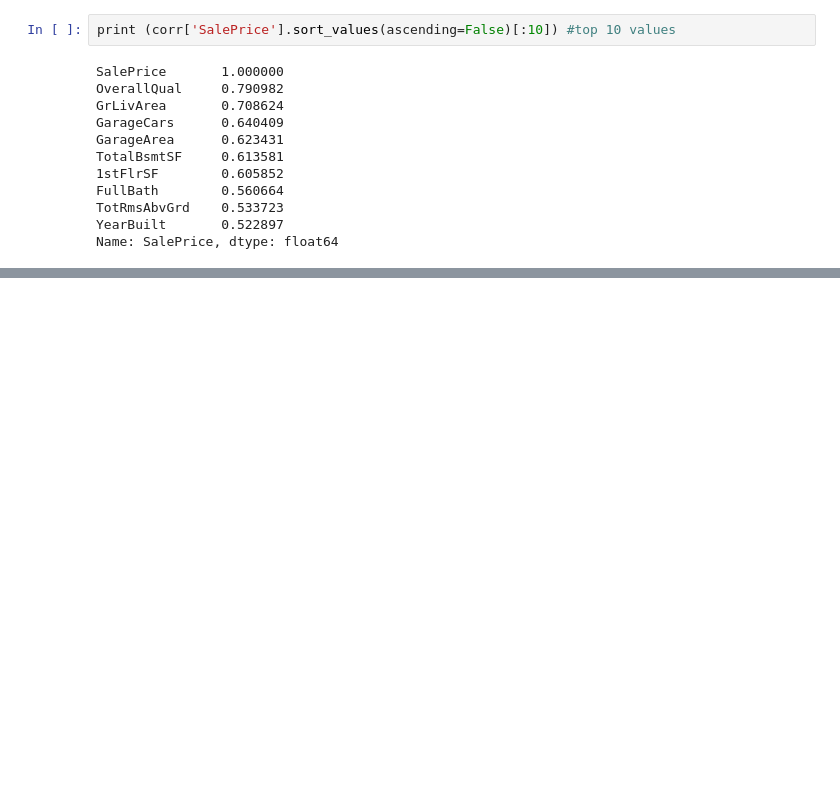
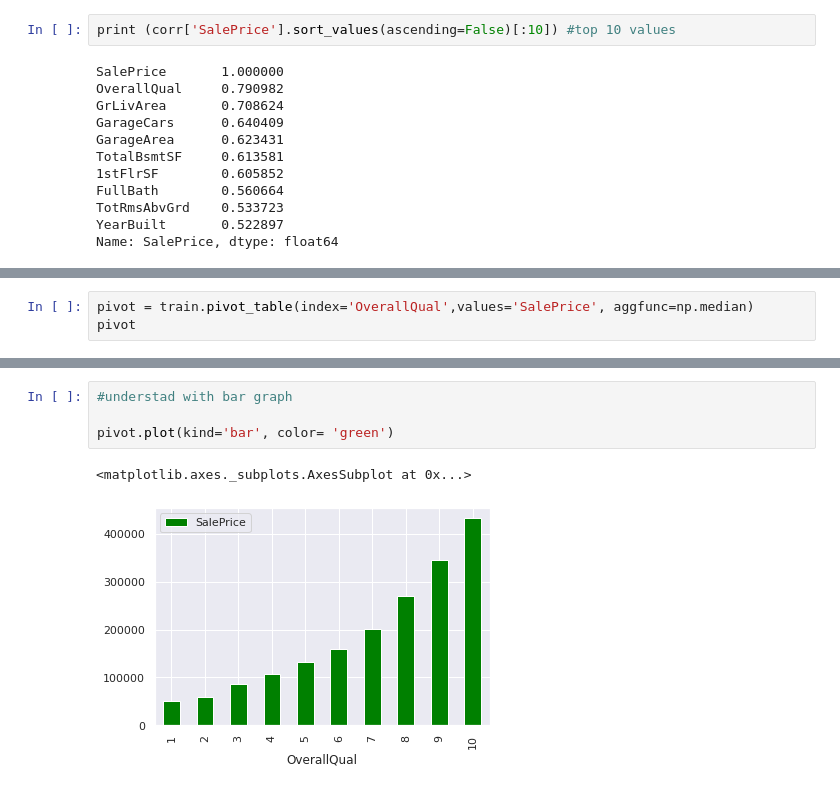
Before and after one commit to Kiran2115/Ames-house-prediction, a Jupyter notebook: housing_prediction.ipynb, the cells around one changed output, grey strips where cells are left out. Drawn from its saved outputs; the diff is of its cells as text; blank space fills up the shorter version.

```diff
--- a/housing_prediction.ipynb
+++ b/housing_prediction.ipynb
@@ -211,0 +222,3 @@ From Heatmap due to a lot of features the visibility is not that much that's why
+# %%
+pivot = train.pivot_table(index='OverallQual',values='SalePrice', aggfunc=np.median)
+pivot
@@ -211,0 +238,7 @@ From Heatmap due to a lot of features the visibility is not that much that's why
+# %%
+#understad with bar graph
+
+pivot.plot(kind='bar', color= 'green')
+# %% [output]
+<matplotlib.axes._subplots.AxesSubplot at 0x...>
+[figure, added]
```
Also changed, not shown: parts of 13 cells of this notebook.
